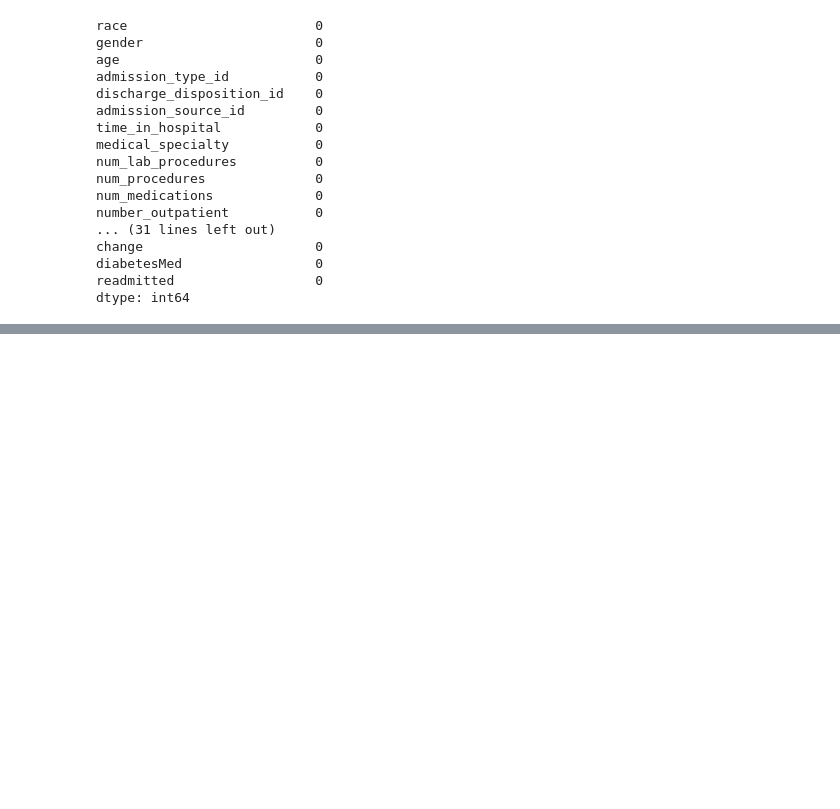
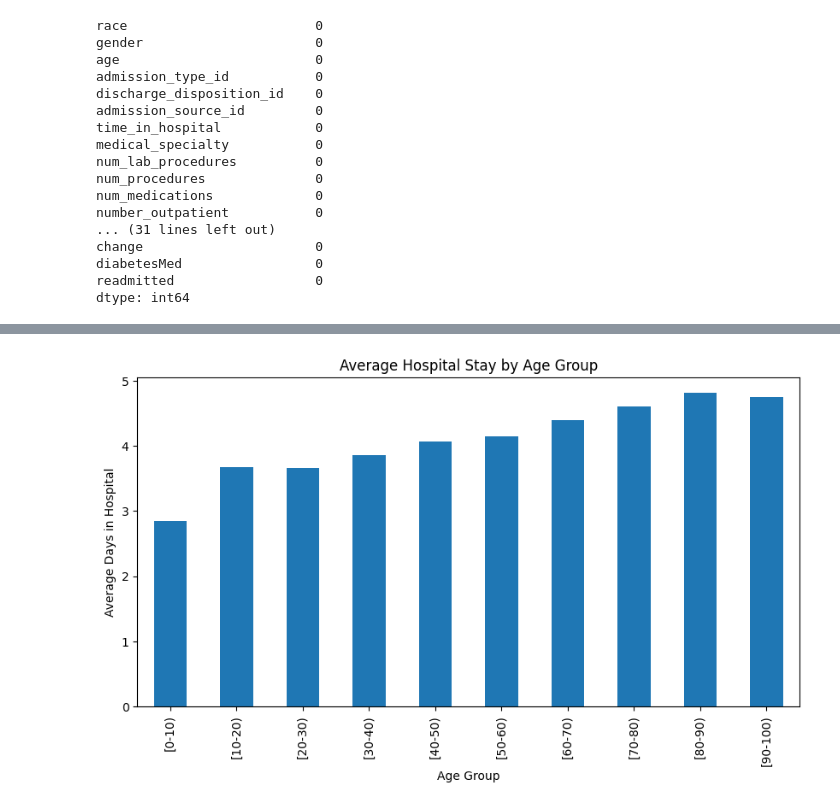
Before and after one commit to Mehdi83/diabetes-cleaning-project, a Jupyter notebook: cleaning.ipynb, the cells around one changed output, grey strips where cells are left out. Saved outputs shown, nothing was run; the diff lists cells and outputs as text; code cells hidden in the pictures; blank space fills up the shorter version.

```diff
--- a/cleaning.ipynb
+++ b/cleaning.ipynb
@@ -325,0 +430,7 @@ dtype: int64
+# %%
+avg_stay_by_age.plot(kind='bar', figsize=(10, 5), title='Average Hospital Stay by Age Group')
+plt.xlabel('Age Group')
+plt.ylabel('Average Days in Hospital')
+plt.show()
+# %% [output]
+[figure, added]
```
Also changed, not shown: parts of 17 cells of this notebook.
